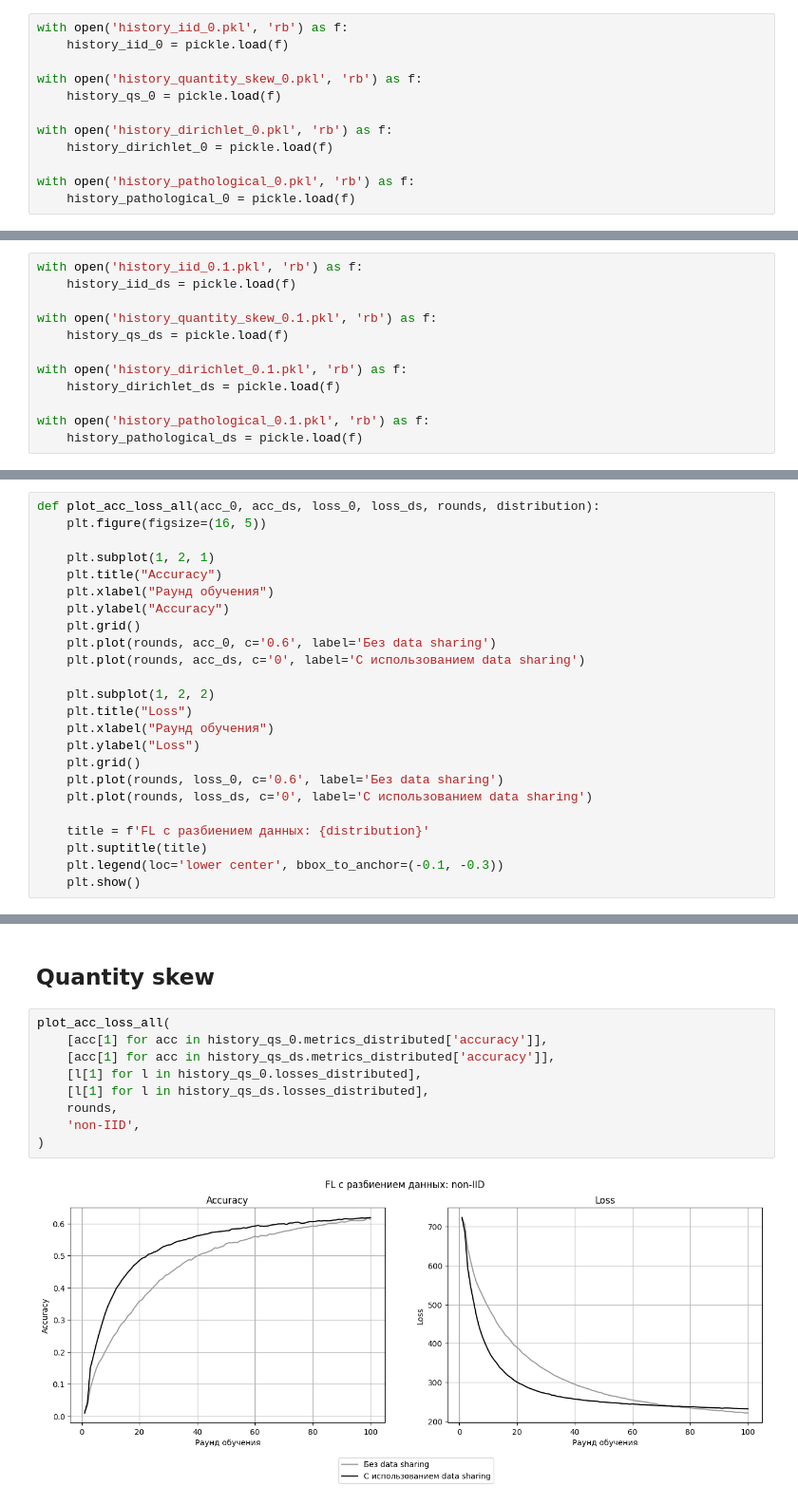
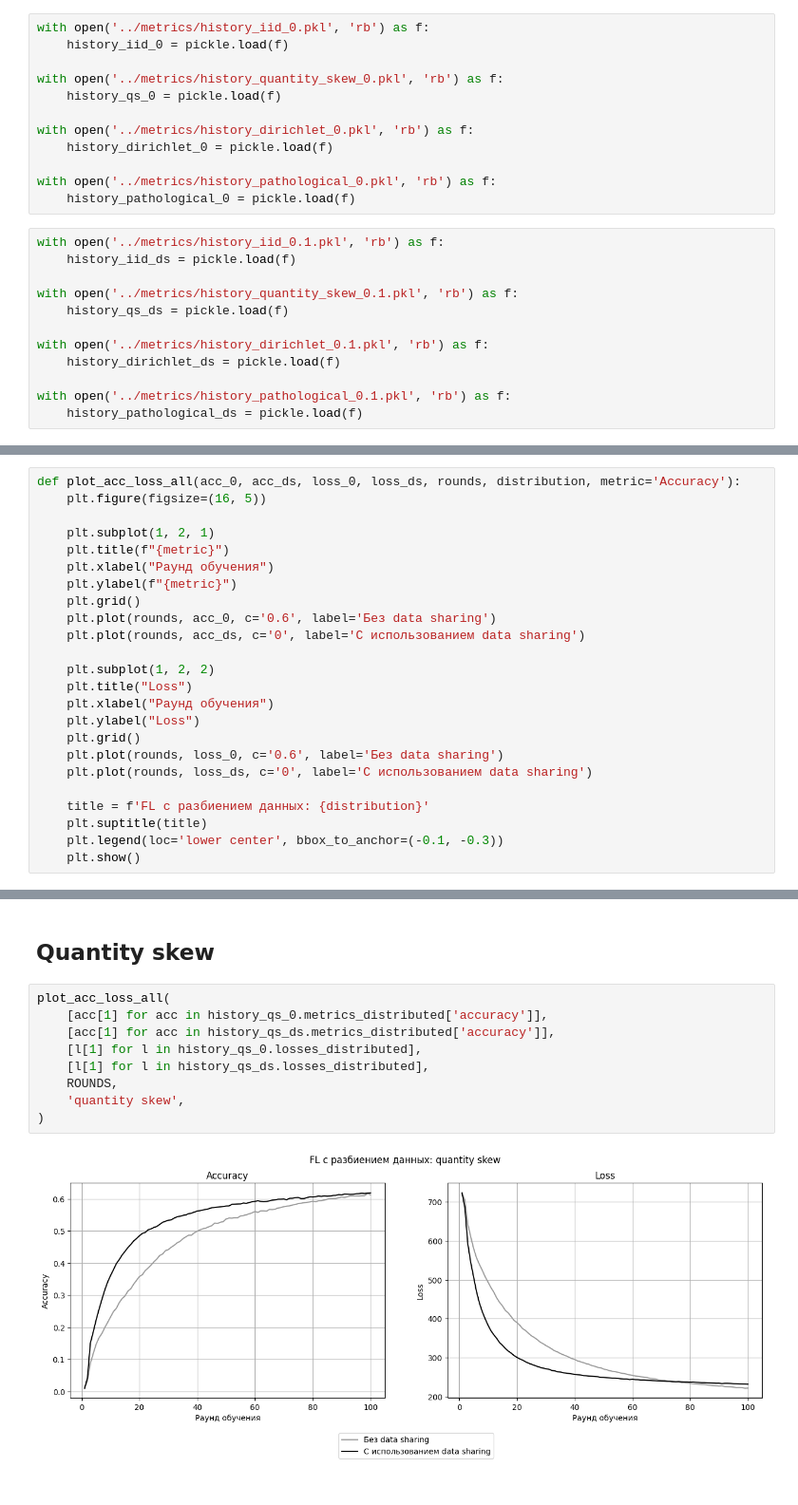
Before and after one commit to Ilyaant/federated-learning-experiments, a Jupyter notebook: notebooks/cifar100_exp.ipynb, the cells around one changed output, grey strips where cells are left out. Shown at 95% size. Cells and saved outputs as stored; diff of their text form.

```diff
--- a/notebooks/plots.ipynb
+++ b/notebooks/cifar100_exp.ipynb
@@ -257,15 +33,27 @@ rounds = [i for i in range(1, 101)]
 # %% [markdown]
 ## Без общей части датасета
 # %%
-with open('history_iid_0.pkl', 'rb') as f:
+with open('../metrics/history_iid_0.pkl', 'rb') as f:
     history_iid_0 = pickle.load(f)
 
-with open('history_quantity_skew_0.pkl', 'rb') as f:
+with open('../metrics/history_quantity_skew_0.pkl', 'rb') as f:
     history_qs_0 = pickle.load(f)
 
-with open('history_dirichlet_0.pkl', 'rb') as f:
+with open('../metrics/history_dirichlet_0.pkl', 'rb') as f:
     history_dirichlet_0 = pickle.load(f)
 
-with open('history_pathological_0.pkl', 'rb') as f:
+with open('../metrics/history_pathological_0.pkl', 'rb') as f:
     history_pathological_0 = pickle.load(f)
+# %%
+with open('../metrics/history_iid_0.1.pkl', 'rb') as f:
+    history_iid_ds = pickle.load(f)
+
+with open('../metrics/history_quantity_skew_0.1.pkl', 'rb') as f:
+    history_qs_ds = pickle.load(f)
+
+with open('../metrics/history_dirichlet_0.1.pkl', 'rb') as f:
+    history_dirichlet_ds = pickle.load(f)
+
+with open('../metrics/history_pathological_0.1.pkl', 'rb') as f:
+    history_pathological_ds = pickle.load(f)
 # %% [markdown]
@@ -314,16 +102,4 @@ plot_acc_loss(
 [figure]
 # %% [markdown]
 ## С общим датасетом
-# %%
-with open('history_iid_0.1.pkl', 'rb') as f:
-    history_iid_ds = pickle.load(f)
-
-with open('history_quantity_skew_0.1.pkl', 'rb') as f:
-    history_qs_ds = pickle.load(f)
-
-with open('history_dirichlet_0.1.pkl', 'rb') as f:
-    history_dirichlet_ds = pickle.load(f)
-
-with open('history_pathological_0.1.pkl', 'rb') as f:
-    history_pathological_ds = pickle.load(f)
 # %% [markdown]
@@ -377,13 +153,13 @@ plot_acc_loss(
 # %% [markdown]
 # Общие графики сравнения
 # %%
-def plot_acc_loss_all(acc_0, acc_ds, loss_0, loss_ds, rounds, distribution):
+def plot_acc_loss_all(acc_0, acc_ds, loss_0, loss_ds, rounds, distribution, metric='Accuracy'):
     plt.figure(figsize=(16, 5))
 
     plt.subplot(1, 2, 1)
-    plt.title("Accuracy")
+    plt.title(f"{metric}")
     plt.xlabel("Раунд обучения")
-    plt.ylabel("Accuracy")
+    plt.ylabel(f"{metric}")
     plt.grid()
     plt.plot(rounds, acc_0, c='0.6', label='Без data sharing')
     plt.plot(rounds, acc_ds, c='0', label='С использованием data sharing')
@@ -418,11 +206,11 @@ plot_acc_loss_all(
 # %%
 plot_acc_loss_all(
     [acc[1] for acc in history_qs_0.metrics_distributed['accuracy']],
     [acc[1] for acc in history_qs_ds.metrics_distributed['accuracy']],
     [l[1] for l in history_qs_0.losses_distributed],
     [l[1] for l in history_qs_ds.losses_distributed],
-    rounds,
-    'non-IID',
+    ROUNDS,
+    'quantity skew',
 )
 # %% [output]
-[figure, old version]
+[figure, new version]
```
Also changed, not shown: parts of 44 cells of this notebook, 1 other file.
